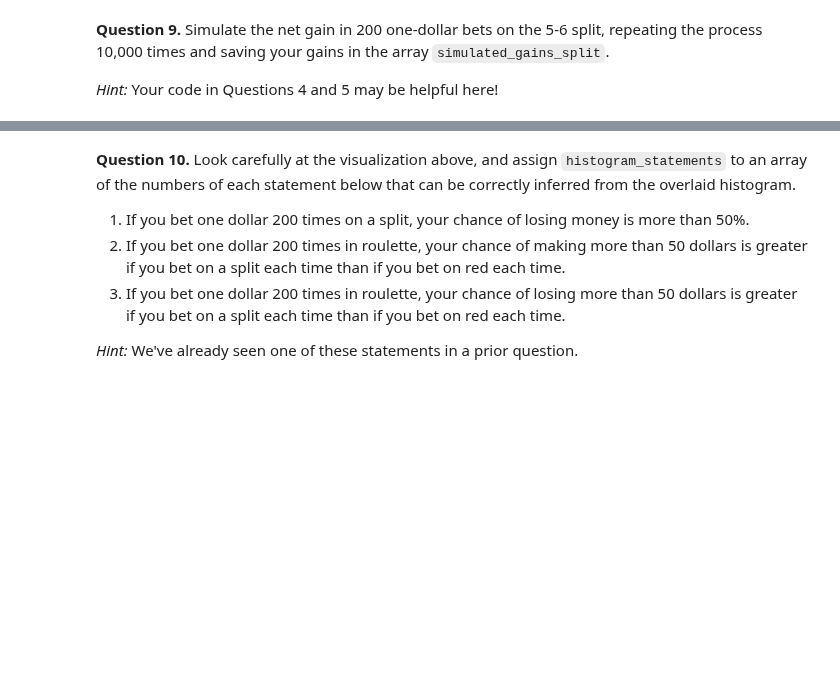
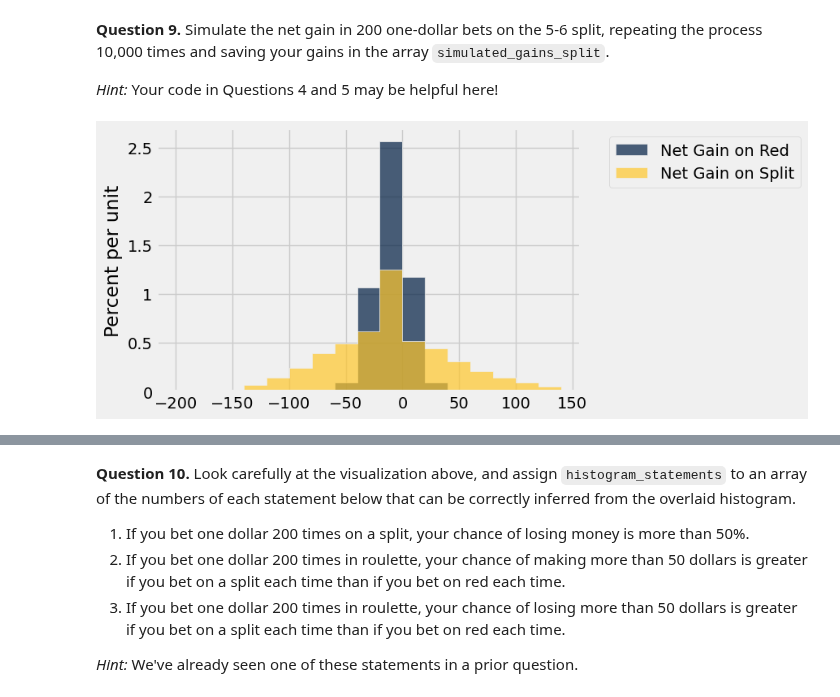
Before and after one commit to MRowe13/24-fall-data1350, a Jupyter notebook: Homework/hw06/hw06.ipynb, the cells around one changed output, grey strips where cells are left out. Saved outputs shown, nothing was run; the diff lists cells and outputs as text; code cells hidden in the pictures; blank space fills up the shorter version.

```diff
--- a/Homework/hw06/hw06.ipynb
+++ b/Homework/hw06/hw06.ipynb
@@ -201,8 +201,11 @@ If betting on red doesn't seem like a good idea, maybe a gambler might want to t
 **Question 7.** Define a function `dollar_bet_on_split` that takes a pocket number and returns your gain in dollars if that pocket won and you had bet one dollar on the 5-6 split.
 
 *Hint:* Remember that the pockets are represented as strings.
-# %%
-def dollar_bet_on_split(...):
-    ...
+# %%
+def dollar_bet_on_split(num):
+    if num=="5" or num=="6":
+        return 17
+    else:
+        return -1
 # %%
 grader.check("q1_7")
@@ -216,6 +226,6 @@ print(dollar_bet_on_split('23'))
 # %% [markdown]
 **Question 8.** Add a column `Winnings: Split` to the `wheel` table. For each pocket, the column should contain your gain in dollars if that pocket won and you had bet one dollar on the 5-6 split.
 # %%
-split_winnings = ...
-wheel = ...
-wheel.show(5) # Do not change this line.
+split_winnings = wheel.apply(dollar_bet_on_split,'Pocket')
+wheel = wheel.with_column('Winnings: Split',split_winnings)
+wheel.show(9) # Do not change this line.
@@ -226,12 +250,18 @@ grader.check("q1_8")
 
 *Hint:* Your code in Questions 4 and 5 may be helpful here!
 # %%
-simulated_gains_split = ...
+def net_gains_split(num):
+    bets=wheel.sample(num)
+    return sum(bets.column('Winnings: Split'))
 
-...
+simulated_gains_split = make_array()
+for i in np.arange(10000):
+    simulated_gains_split=np.append(simulated_gains_split, net_gains_split(200))
 
 # Do not change the two lines below
-gains = gains.with_columns('Net Gain on Split', simulated_gains_split)
+gains = gains.with_column('Net Gain on Split', simulated_gains_split)
 gains.hist(bins = np.arange(-200, 150, 20))
+# %% [output]
+[figure, added]
 # %%
 grader.check("q1_9")
```
Also changed, not shown: parts of 31 cells of this notebook, 1 other file.
